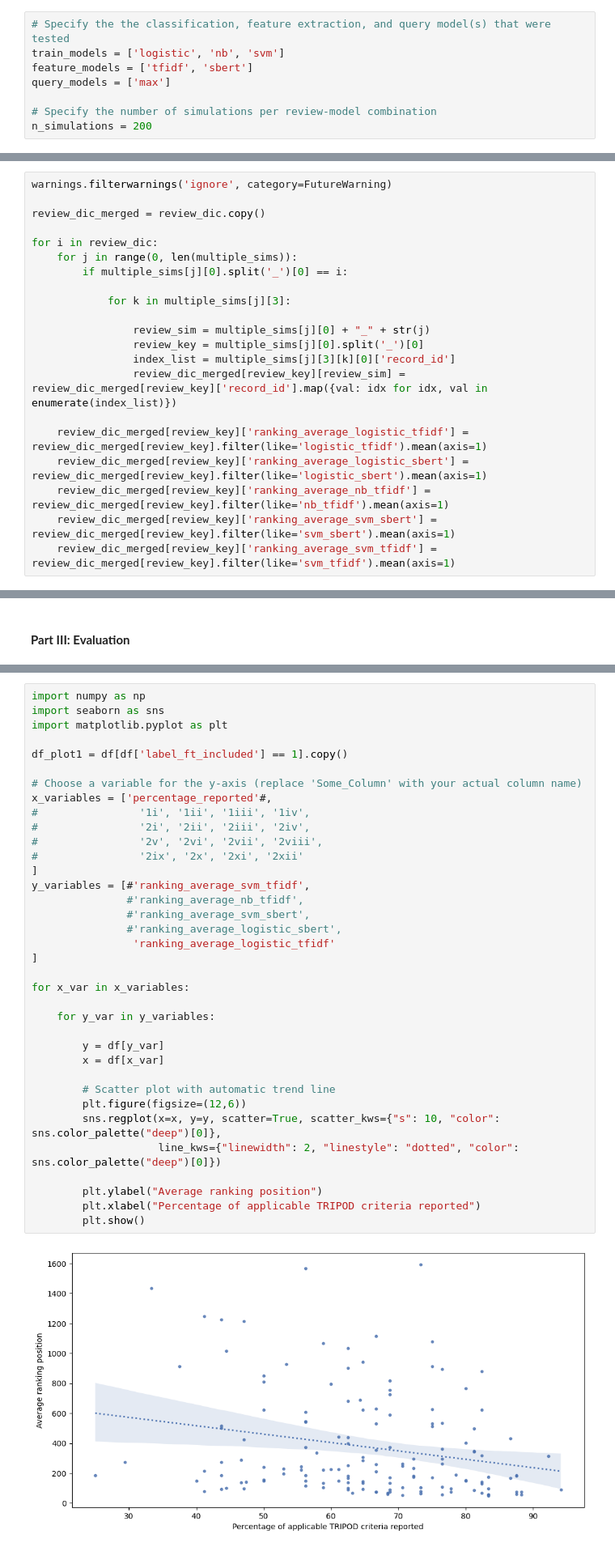
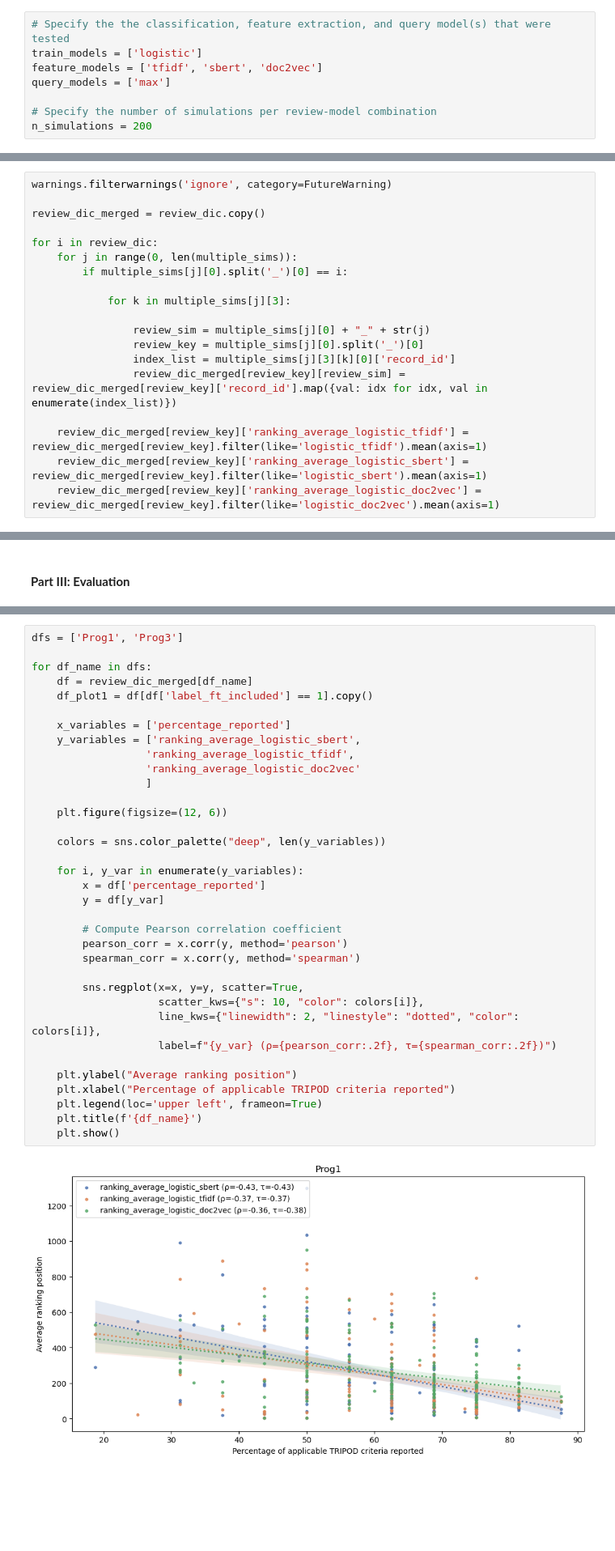
Before and after one commit to isa-sp/TAR-abstracts, a Jupyter notebook: set-up.ipynb, the cells around one changed output, grey strips where cells are left out. Shown at 81% size. Cells and saved outputs as stored; diff of their text form; blank space fills up the shorter version.

```diff
--- a/set-up.ipynb
+++ b/set-up.ipynb
@@ -52,8 +54,8 @@ for key, df in review_dic.items():
 Load rankings of previous study
 # %%
 # Specify the the classification, feature extraction, and query model(s) that were tested
-train_models = ['logistic', 'nb', 'svm']
-feature_models = ['tfidf', 'sbert']
+train_models = ['logistic']
+feature_models = ['tfidf', 'sbert', 'doc2vec']
 query_models = ['max']
 
 # Specify the number of simulations per review-model combination
@@ -98,7 +100,5 @@ for i in review_dic:
 
     review_dic_merged[review_key]['ranking_average_logistic_tfidf'] = review_dic_merged[review_key].filter(like='logistic_tfidf').mean(axis=1)
     review_dic_merged[review_key]['ranking_average_logistic_sbert'] = review_dic_merged[review_key].filter(like='logistic_sbert').mean(axis=1)
-    review_dic_merged[review_key]['ranking_average_nb_tfidf'] = review_dic_merged[review_key].filter(like='nb_tfidf').mean(axis=1)
-    review_dic_merged[review_key]['ranking_average_svm_sbert'] = review_dic_merged[review_key].filter(like='svm_sbert').mean(axis=1)
-    review_dic_merged[review_key]['ranking_average_svm_tfidf'] = review_dic_merged[review_key].filter(like='svm_tfidf').mean(axis=1)
+    review_dic_merged[review_key]['ranking_average_logistic_doc2vec'] = review_dic_merged[review_key].filter(like='logistic_doc2vec').mean(axis=1)
 # %%
@@ -140,38 +159,37 @@ plt.plot(range(0, len(df)), proportion_ones, label='Line plot', color='blue')
 # %%
-import numpy as np
-import seaborn as sns
-import matplotlib.pyplot as plt
+dfs = ['Prog1', 'Prog3']
 
-df_plot1 = df[df['label_ft_included'] == 1].copy()
+for df_name in dfs:
+    df = review_dic_merged[df_name]
+    df_plot1 = df[df['label_ft_included'] == 1].copy()
 
-# Choose a variable for the y-axis (replace 'Some_Column' with your actual column name)
-x_variables = ['percentage_reported'#,
-#                '1i', '1ii', '1iii', '1iv',
-#                '2i', '2ii', '2iii', '2iv',
-#                '2v', '2vi', '2vii', '2viii',
-#                '2ix', '2x', '2xi', '2xii'
-]
-y_variables = [#'ranking_average_svm_tfidf',
-               #'ranking_average_nb_tfidf',
-               #'ranking_average_svm_sbert',
-               #'ranking_average_logistic_sbert',
-                'ranking_average_logistic_tfidf'
-]
+    x_variables = ['percentage_reported']
+    y_variables = ['ranking_average_logistic_sbert',
+                  'ranking_average_logistic_tfidf',
+                  'ranking_average_logistic_doc2vec'
+                  ]
 
-for x_var in x_variables:
+    plt.figure(figsize=(12, 6))
 
-    for y_var in y_variables:
+    colors = sns.color_palette("deep", len(y_variables))
 
+    for i, y_var in enumerate(y_variables):
+        x = df['percentage_reported']
         y = df[y_var]
-        x = df[x_var]
 
-        # Scatter plot with automatic trend line
-        plt.figure(figsize=(12,6))
-        sns.regplot(x=x, y=y, scatter=True, scatter_kws={"s": 10, "color": sns.color_palette("deep")[0]},
-                    line_kws={"linewidth": 2, "linestyle": "dotted", "color": sns.color_palette("deep")[0]})
+        # Compute Pearson correlation coefficient
+        pearson_corr = x.corr(y, method='pearson')
+        spearman_corr = x.corr(y, method='spearman')
 
-        plt.ylabel("Average ranking position")
-        plt.xlabel("Percentage of applicable TRIPOD criteria reported")
-        plt.show()
+        sns.regplot(x=x, y=y, scatter=True,
+                    scatter_kws={"s": 10, "color": colors[i]},
+                    line_kws={"linewidth": 2, "linestyle": "dotted", "color": colors[i]},
+                    label=f"{y_var} (ρ={pearson_corr:.2f}, τ={spearman_corr:.2f})")
+
+    plt.ylabel("Average ranking position")
+    plt.xlabel("Percentage of applicable TRIPOD criteria reported")
+    plt.legend(loc='upper left', frameon=True)
+    plt.title(f'{df_name}')
+    plt.show()
 # %% [output]
-[figure, old version]
+[figure, new version]
```
Also changed, not shown: parts of 15 cells of this notebook.
